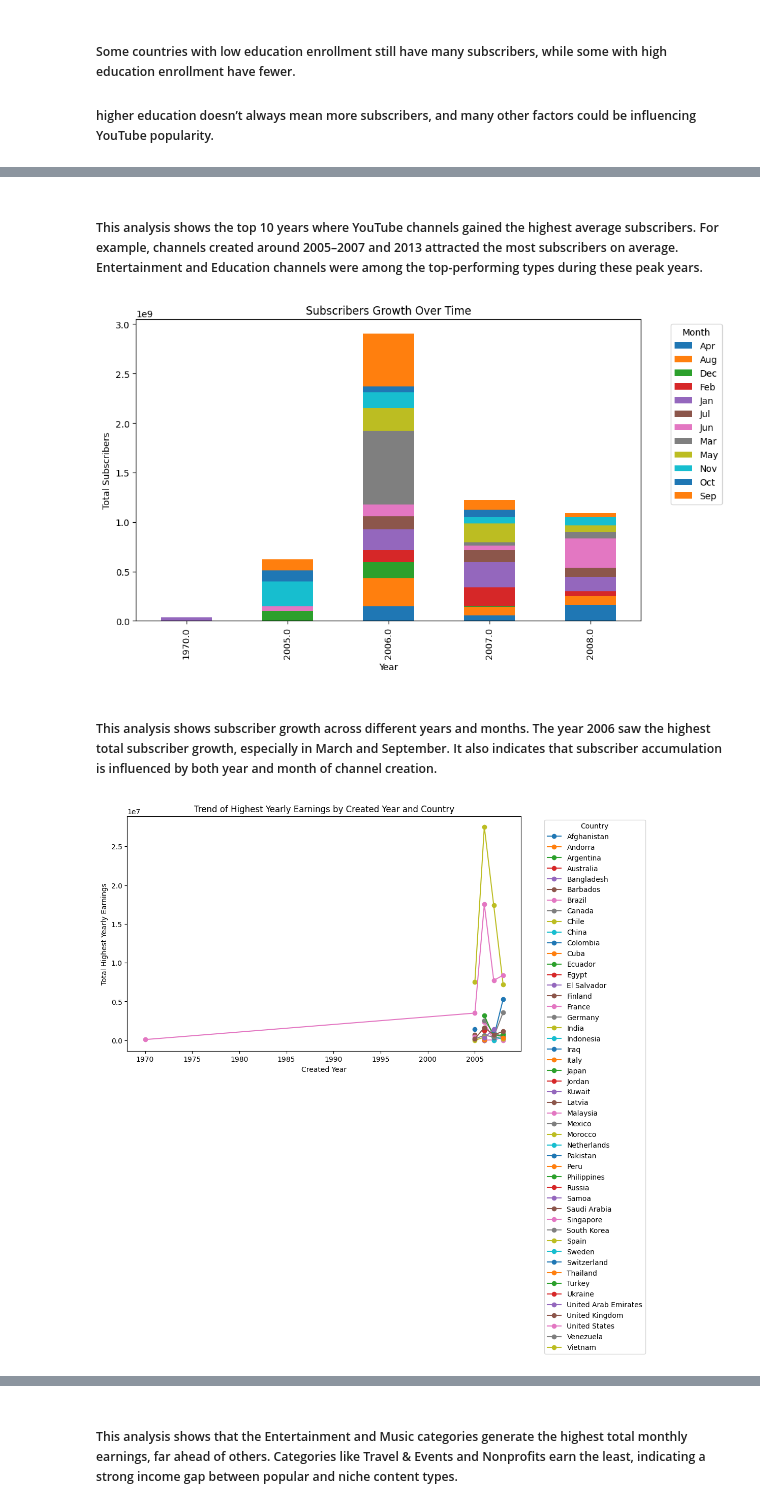
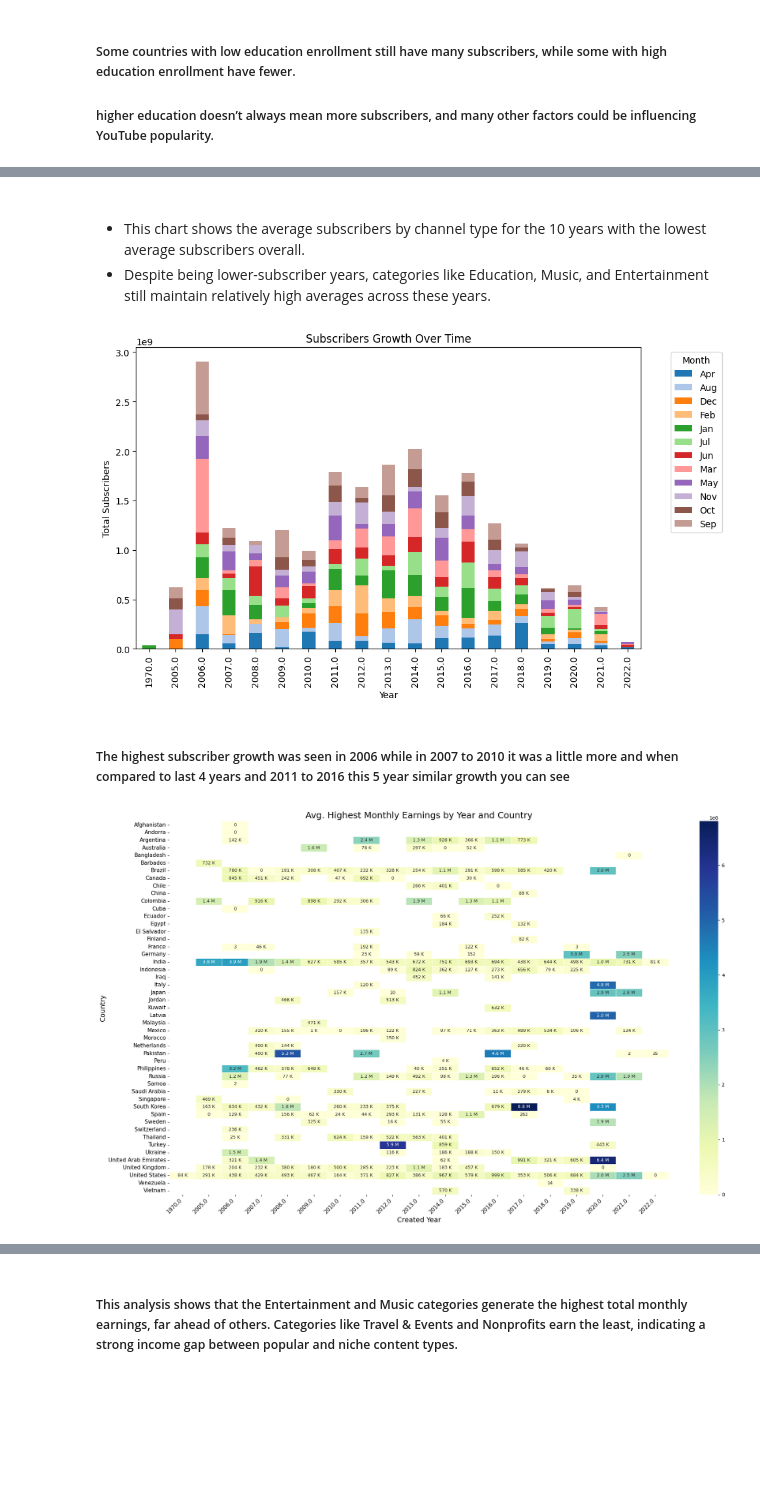
Before and after one commit to vyomkorat/Tops-Tech, a Jupyter notebook: Project1/Global YT.ipynb, the cells around one changed output, grey strips where cells are left out. Cells and saved outputs as stored; diff of their text form; code cells hidden in the pictures; blank space fills up the shorter version.

```diff
--- a/Project1/Global YT.ipynb
+++ b/Project1/Global YT.ipynb
@@ -478,23 +521,45 @@ plt.show()
 # %% [markdown]
-##### This analysis shows the top 10 years where YouTube channels gained the highest average subscribers. For example, channels created around 2005–2007 and 2013 attracted the most subscribers on average. Entertainment and Education channels were among the top-performing types during these peak years.
+#####
+
+* This chart shows the average subscribers by channel type for the 10 years with the lowest average subscribers overall.
+* Despite being lower-subscriber years, categories like Education, Music, and Entertainment still maintain relatively high averages across these years.
 # %%
-data.groupby(['created_year', 'created_month'])['subscribers'].sum().unstack().head().plot(kind='bar', stacked=True, figsize=(10, 6))
+colors = sns.color_palette("tab20", 12)
+data.groupby(['created_year', 'created_month'])['subscribers'].sum().unstack().plot(kind='bar', stacked=True, figsize=(10, 6),color=colors)
 plt.title('Subscribers Growth Over Time')
 plt.xlabel('Year')
 plt.ylabel('Total Subscribers')
 plt.legend(title='Month', bbox_to_anchor=(1.05, 1), loc='upper left')
 plt.show()
 # %% [output]
-[figure, old version]
+[figure, new version]
 # %% [markdown]
-##### This analysis shows subscriber growth across different years and months. The year 2006 saw the highest total subscriber growth, especially in March and September. It also indicates that subscriber accumulation is influenced by both year and month of channel creation.
+##### The highest subscriber growth was seen in 2006 while in 2007 to 2010 it was a little more and when compared to last 4 years and 2011 to 2016 this 5 year similar growth you can see
 # %%
-data.groupby(['created_year', 'Country'])['highest_monthly_earnings'].sum().unstack().head().plot(kind='line', marker='o', figsize=(10, 6))
-plt.title('Trend of Highest Yearly Earnings by Created Year and Country')
-plt.xlabel('Created Year')
-plt.ylabel('Total Highest Yearly Earnings')
-plt.legend(title='Country', bbox_to_anchor=(1.05, 1), loc='upper left')
+def millions(val):
+    if np.isnan(val):
+        return ""
+    elif val >= 1_000_000:
+        return f"{val / 1_000_000:.1f} M"
+    elif val >= 1_000:
+        return f"{val / 1_000:.0f} K"
+    else:
+        return str(int(val))
+
+
+pivot = data.groupby(['Country', 'created_year'])['highest_monthly_earnings'].mean().unstack()
+annot = pivot.apply(np.vectorize(millions))
+
+
+plt.figure(figsize=(20, 12))
+sns.heatmap(pivot, annot=annot, fmt='', cmap='YlGnBu', linewidths=0.5, annot_kws={"size": 9})
+plt.title('Avg. Highest Monthly Earnings by Year and Country', fontsize=18)
+plt.xlabel('Created Year', fontsize=14)
+plt.ylabel('Country', fontsize=14)
+plt.xticks(rotation=45, ha='right', fontsize=11)
+plt.yticks(rotation=0, fontsize=11)
+plt.tight_layout()
 plt.show()
 # %% [output]
-[figure, old version]
+[figure, new version]
 # %% [markdown]
```
Also changed, not shown: parts of 16 cells of this notebook, 1 other file.
